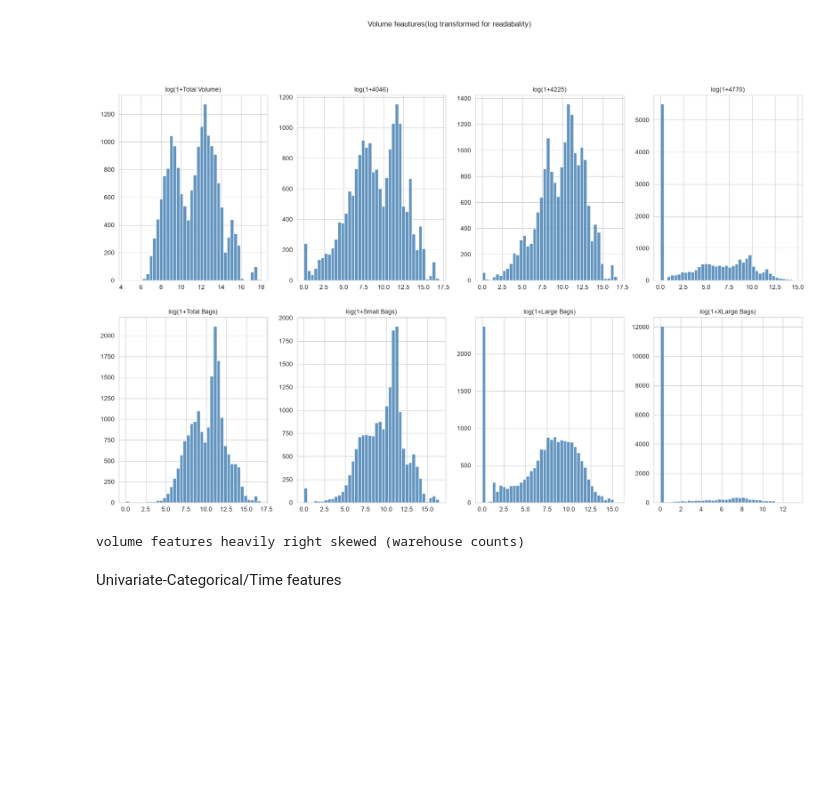
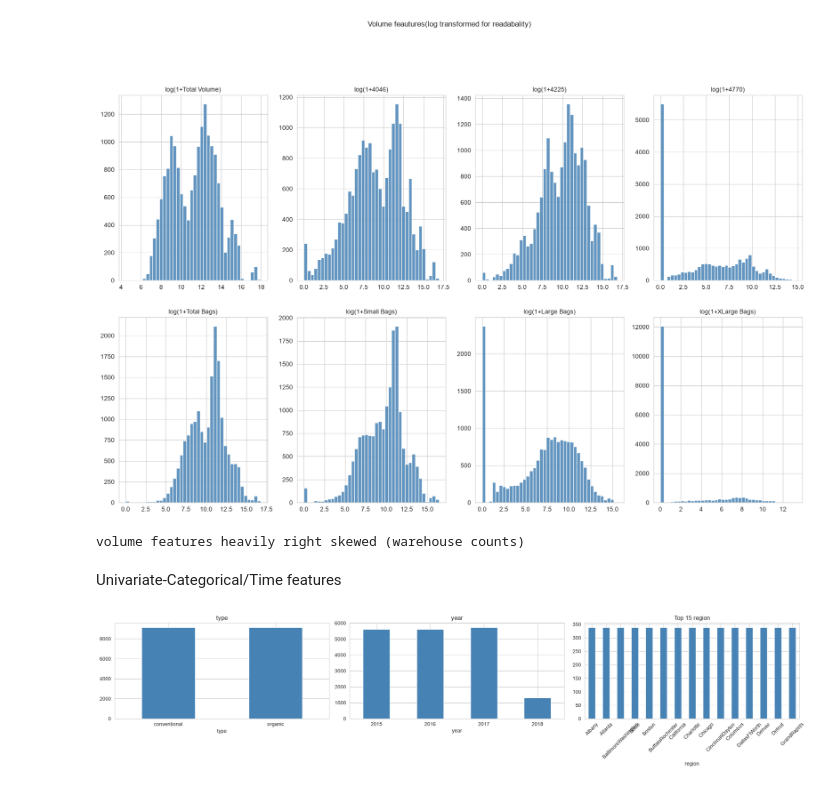
Before and after one commit to asullad-lgtm/Data-science-projects, a Jupyter notebook: Regression/Avacado_price_prediction/01_eda.ipynb, the cells around one changed output. Drawn from its saved outputs; the diff is of its cells as text; code cells hidden in the pictures; blank space fills up the shorter version.

```diff
--- a/Regression/Avacado_price_prediction/01_eda.ipynb
+++ b/Regression/Avacado_price_prediction/01_eda.ipynb
@@ -97,5 +97,15 @@ volume features heavily right skewed (warehouse counts)
 Univariate-Categorical/Time features
 # %%
 fig,ax= plt.subplots(1,3,figsize=(20,4.5))
-df['type'].value_counts()
-plt.tight_layout;plt.show()
+df['type'].value_counts().plot(kind='bar',ax = ax[0],color='steelblue')
+ax[0].set_title('type');ax[0].tick_params(axis='x',rotation=0)
+
+df['year'].value_counts().sort_index().plot(kind='bar',ax = ax[1],color='steelblue')
+ax[1].set_title('year');ax[1].tick_params(axis='x',rotation=0)
+
+df['region'].value_counts().head(15).plot(kind='bar',ax = ax[2],color='steelblue')
+ax[2].set_title('Top 15 region');ax[2].tick_params(axis='x',rotation=45)
+
+plt.tight_layout();plt.show()
+# %% [output]
+[figure, added]
```
Also changed, not shown: parts of 13 cells of this notebook.
